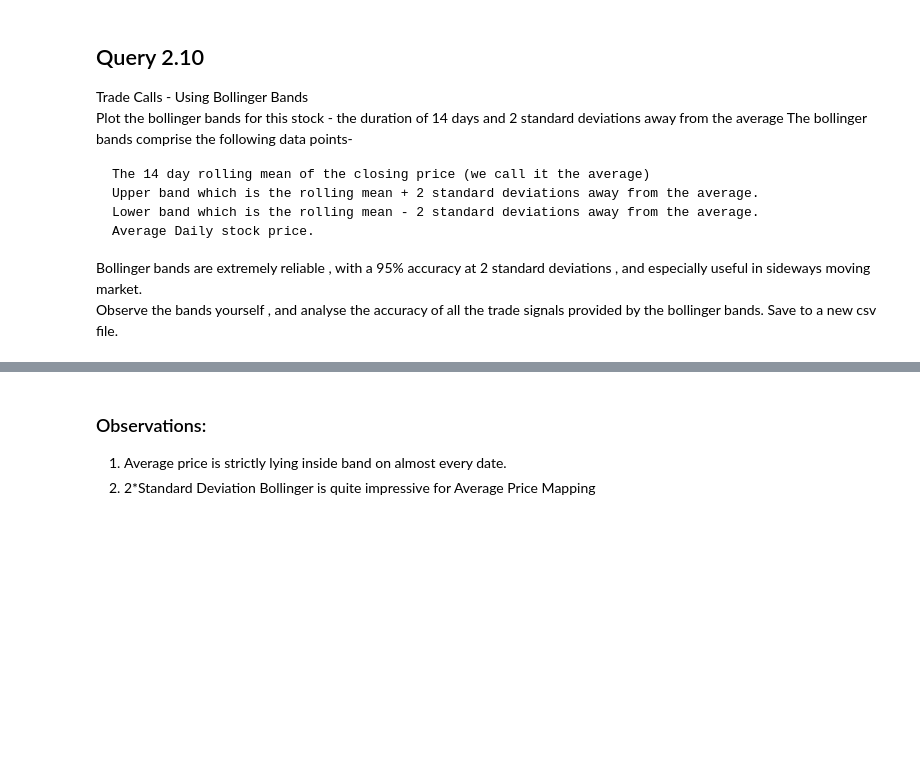
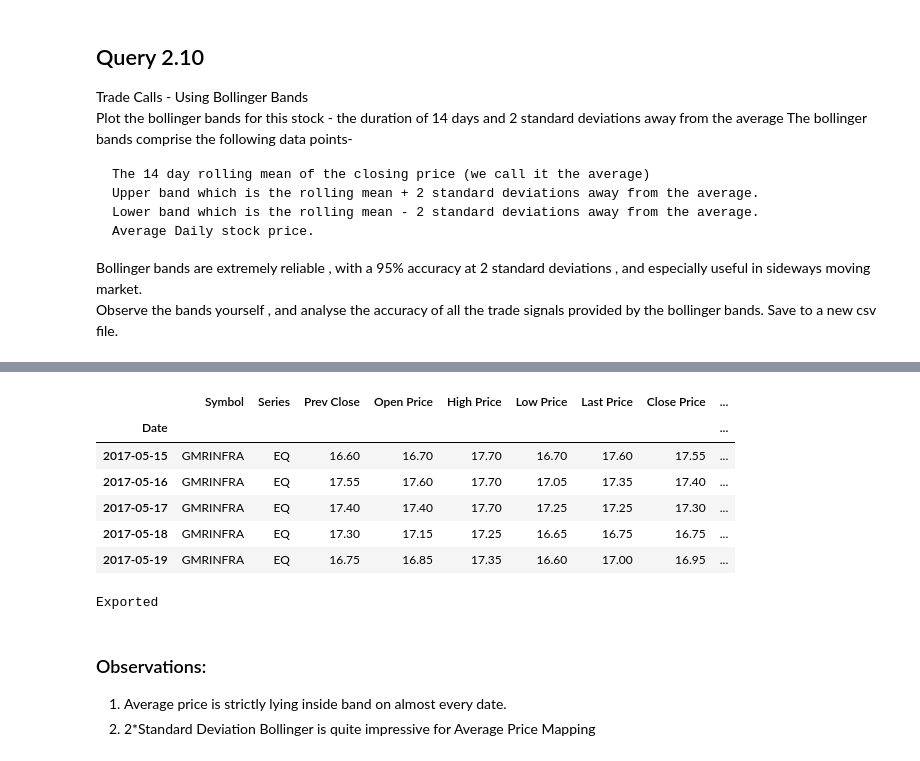
Before and after one commit to merrcury/PRJ_ML_FInancial-Market, a Jupyter notebook: Module 2- Plotting in Financial Markets.ipynb, the cells around one changed output, grey strips where cells are left out. Saved outputs shown, nothing was run; the diff lists cells and outputs as text; code cells hidden in the pictures; blank space fills up the shorter version.

```diff
--- a/Module 2- Plotting in Financial Markets.ipynb
+++ b/Module 2- Plotting in Financial Markets.ipynb
@@ -344,3 +348,18 @@ plt.show()
+# %%
+df.head()
+# %% [output]
+|  | Symbol | Series | Prev Close | Open Price | High Price | Low Price | Last Price | Close Price | ... |
+| Date |  |  |  |  |  |  |  |  | ... |
+| 2017-05-15 | GMRINFRA | EQ | 16.60 | 16.70 | 17.70 | 16.70 | 17.60 | 17.55 | ... |
+| 2017-05-16 | GMRINFRA | EQ | 17.55 | 17.60 | 17.70 | 17.05 | 17.35 | 17.40 | ... |
+| 2017-05-17 | GMRINFRA | EQ | 17.40 | 17.40 | 17.70 | 17.25 | 17.25 | 17.30 | ... |
+| 2017-05-18 | GMRINFRA | EQ | 17.30 | 17.15 | 17.25 | 16.65 | 16.75 | 16.75 | ... |
+| 2017-05-19 | GMRINFRA | EQ | 16.75 | 16.85 | 17.35 | 16.60 | 17.00 | 16.95 | ... |
+# %%
+df.to_csv('Datasets/week3.csv', index=True)
+print('Exported')
+# %% [output]
+Exported
 # %% [markdown]
 ### Observations:
 1. Average price is strictly lying inside band on almost every date.
```
Also changed, not shown: parts of 6 cells of this notebook, 1 other file.
